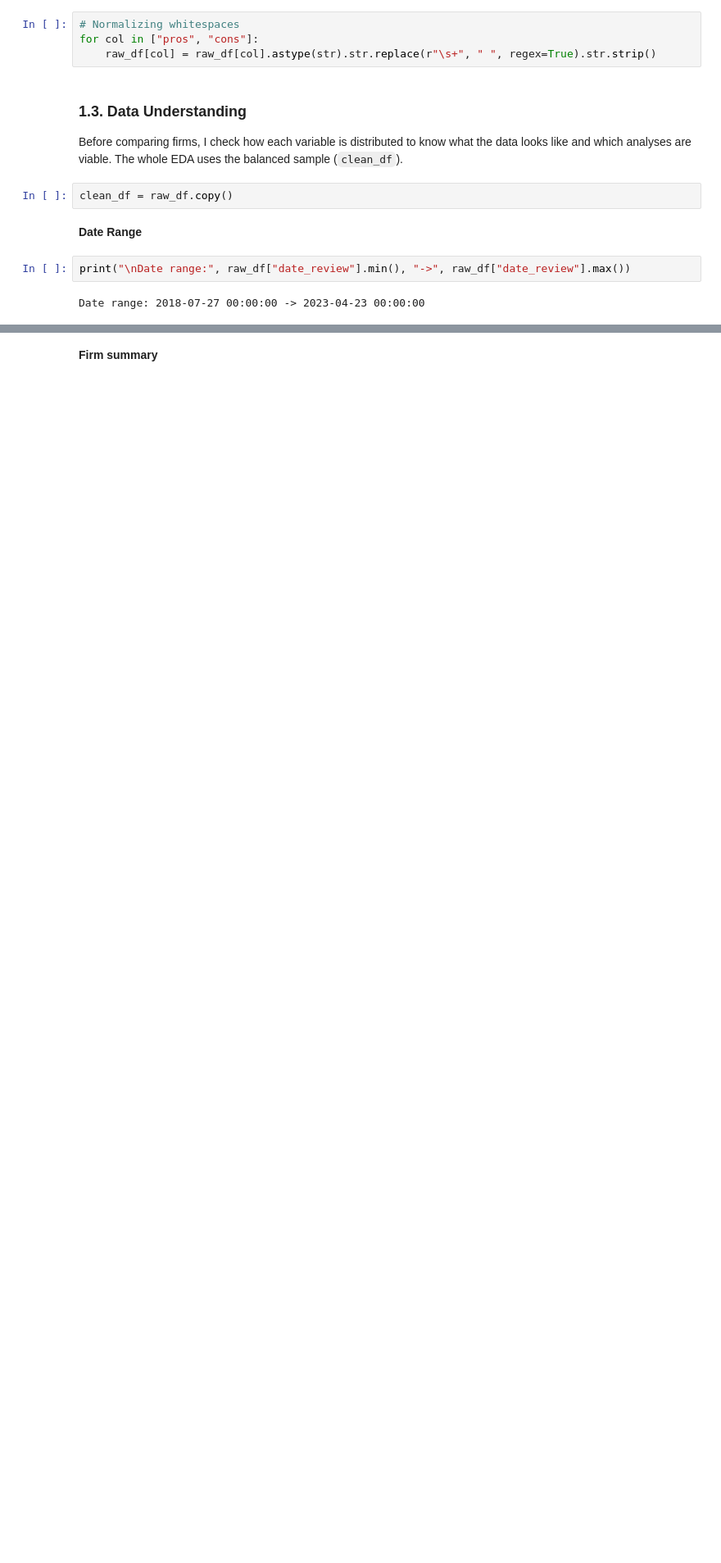
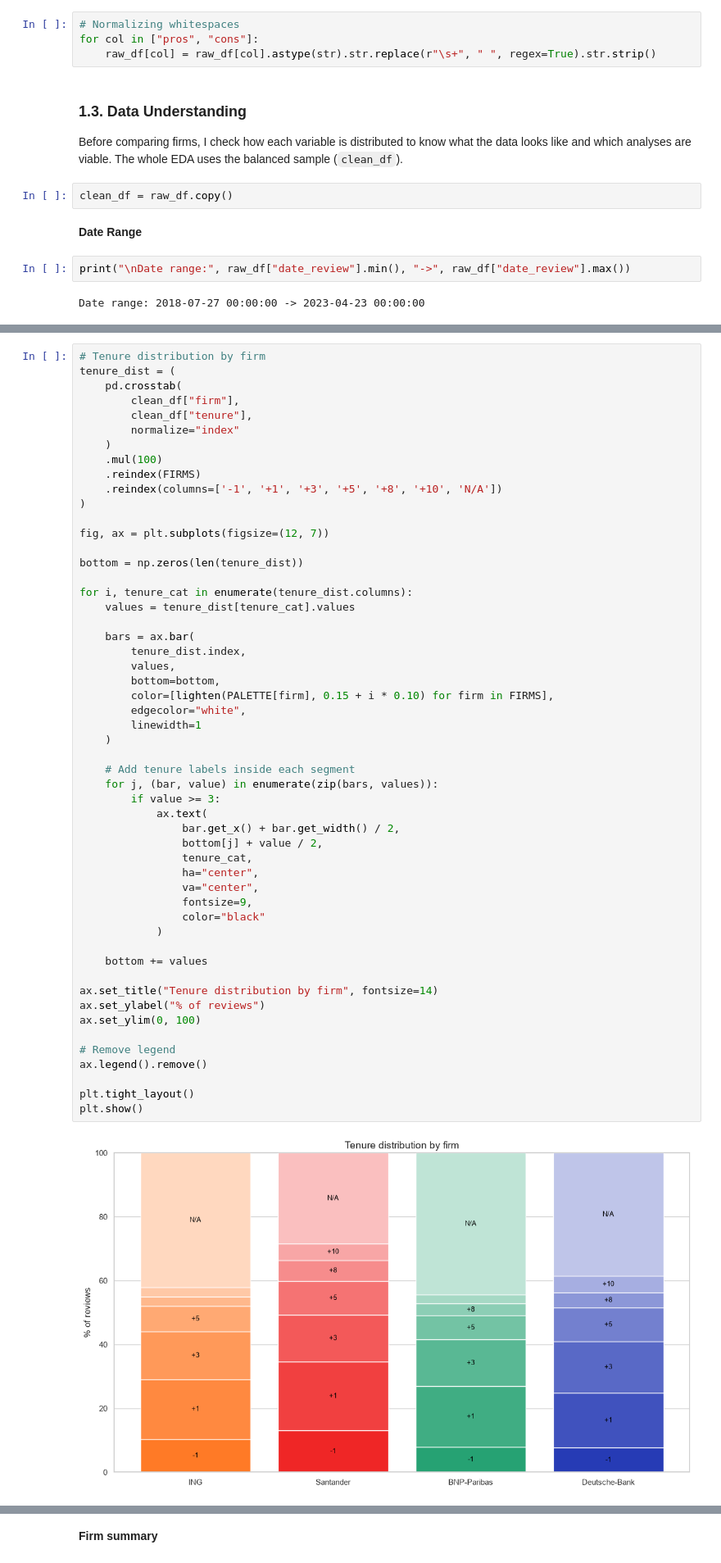
Before and after one commit to rubengil-dev/ING-glasdoor-analysis, a Jupyter notebook: mi_notebook.ipynb, the cells around one changed output, grey strips where cells are left out. Shown at 82% size. Saved outputs shown, nothing was run; the diff lists cells and outputs as text; blank space fills up the shorter version.

```diff
--- a/mi_notebook.ipynb
+++ b/mi_notebook.ipynb
@@ -270,0 +313,55 @@ for col in ["recommends", "status", "tenure"]:
+# %%
+# Tenure distribution by firm
+tenure_dist = (
+    pd.crosstab(
+        clean_df["firm"],
+        clean_df["tenure"],
+        normalize="index"
+    )
+    .mul(100)
+    .reindex(FIRMS)
+    .reindex(columns=['-1', '+1', '+3', '+5', '+8', '+10', 'N/A'])
+)
+
+fig, ax = plt.subplots(figsize=(12, 7))
+
+bottom = np.zeros(len(tenure_dist))
+
+for i, tenure_cat in enumerate(tenure_dist.columns):
+    values = tenure_dist[tenure_cat].values
+
+    bars = ax.bar(
+        tenure_dist.index,
+        values,
+        bottom=bottom,
+        color=[lighten(PALETTE[firm], 0.15 + i * 0.10) for firm in FIRMS],
+        edgecolor="white",
+        linewidth=1
+    )
+
+    # Add tenure labels inside each segment
+    for j, (bar, value) in enumerate(zip(bars, values)):
+        if value >= 3:
+            ax.text(
+                bar.get_x() + bar.get_width() / 2,
+                bottom[j] + value / 2,
+                tenure_cat,
+                ha="center",
+                va="center",
+                fontsize=9,
+                color="black"
+            )
+
+    bottom += values
+
+ax.set_title("Tenure distribution by firm", fontsize=14)
+ax.set_ylabel("% of reviews")
+ax.set_ylim(0, 100)
+
+# Remove legend
+ax.legend().remove()
+
+plt.tight_layout()
+plt.show()
+# %% [output]
+[figure, added]
```
Also changed, not shown: parts of 38 cells of this notebook.
